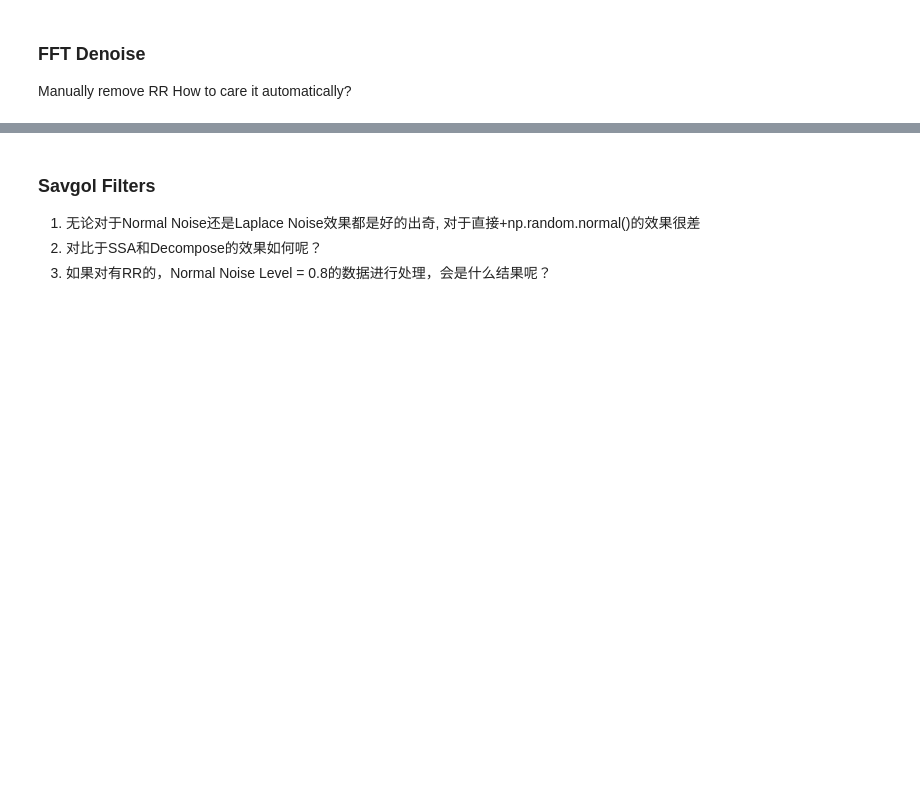
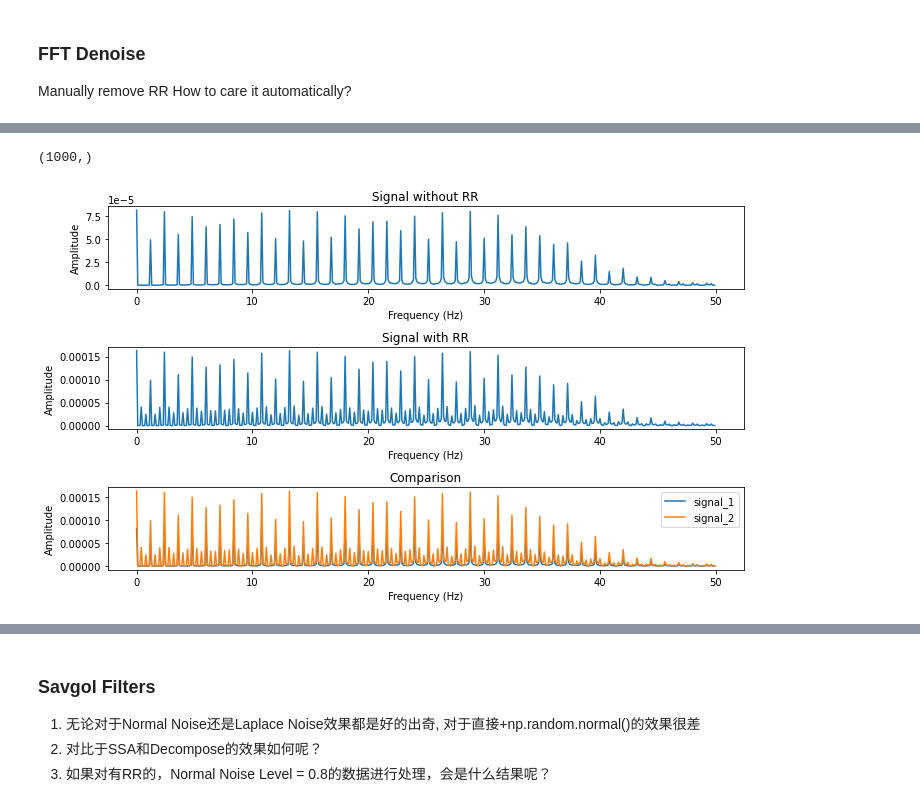
Before and after one commit to A-Big-Tortoise/NRSR_Research, a Jupyter notebook: Code/Week7/try_filters.ipynb, the cells around one changed output, grey strips where cells are left out. Cells and saved outputs as stored; diff of their text form; code cells hidden in the pictures; blank space fills up the shorter version.

```diff
--- a/Code/Week7/try_filters.ipynb
+++ b/Code/Week7/try_filters.ipynb
@@ -88,15 +99,18 @@ compare_freq(highpass_signal_n_8, signals_n_0[idx])
 # %%
 # plt.plot(signals_l_0[idx+100])
 idx=0
 t = np.linspace(0, 10, 1000)
 print(t.shape)
 signals_l_0_r = signals_l_0[idx+100] * (2 + np.sin(2 * np.pi * 0.4 * t))
 # compare_freq(signals_l_0_r, signals_l_0[idx+100] )
 
 ffted_signals_l_0_r = fft_denoise(signals_l_0_r, 0.000000000002)
 # compare_freq(signals_l_0_r, ffted_signals_l_0_r )
-compare_freq(ffted_signals_l_0_r, signals_l_0[idx+100] )
+compare_freq(signals_l_0[idx+100], signals_l_0_r)
 # ffted_signals_l_0_r
+# %% [output]
+(1000,)
+[figure, added]
 # %%
 plt.plot(ffted_signals_l_0_r)
 plt.plot(signals_l_0[idx+100] )
```
Also changed, not shown: parts of 10 cells of this notebook, 11 other files.
